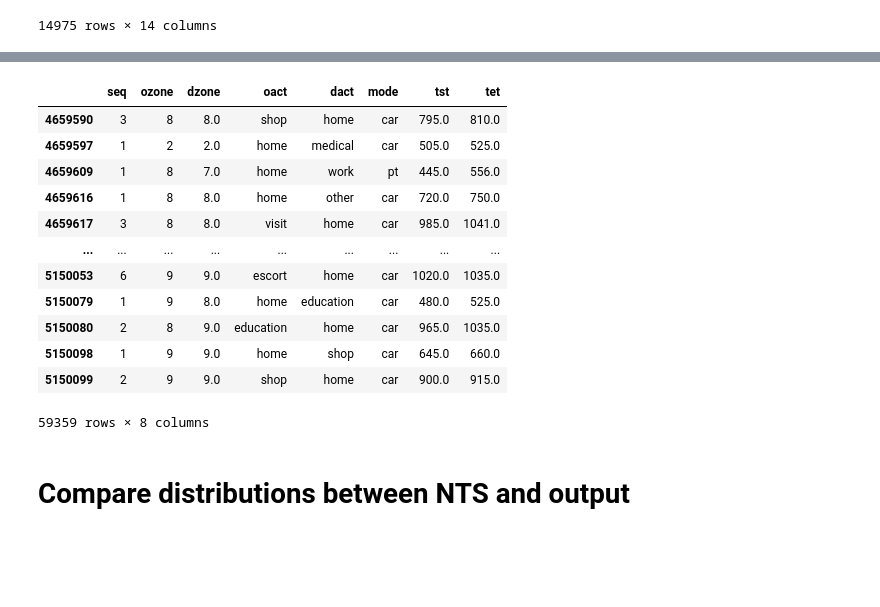
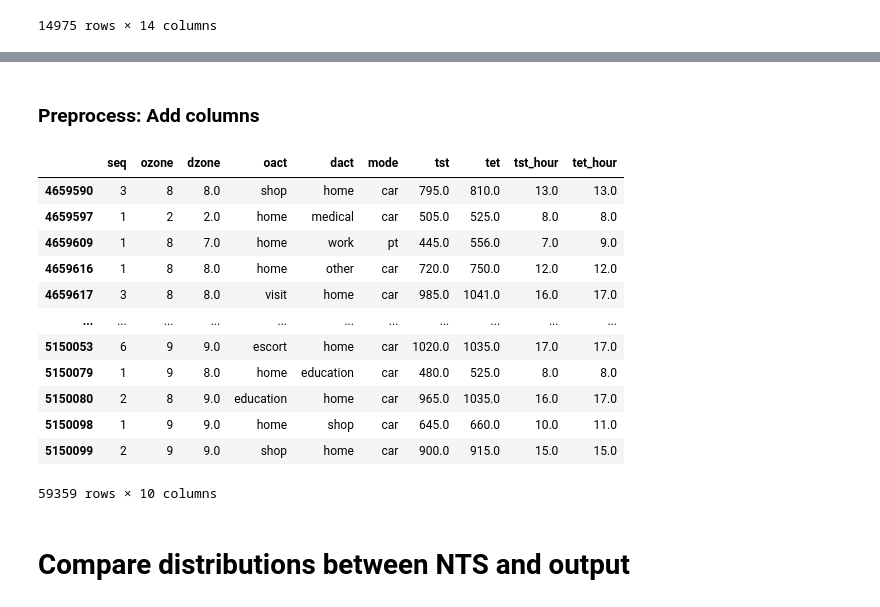
Before and after one commit to Urban-Analytics-Technology-Platform/acbm, a Jupyter notebook: notebooks/5_validate_outputs.ipynb, the cells around one changed output, grey strips where cells are left out. Cells and saved outputs as stored; diff of their text form; code cells hidden in the pictures; blank space fills up the shorter version.

```diff
--- a/notebooks/5_validate_outputs.ipynb
+++ b/notebooks/5_validate_outputs.ipynb
@@ -41,3 +46,8 @@ legs_acbm
 # rename origin activity and destination activity columns
 
 legs_acbm = legs_acbm.rename(columns={"origin activity": "oact", "destination activity": "dact"})
+legs_acbm_geo = legs_acbm_geo.rename(columns={"origin activity": "oact", "destination activity": "dact"})
+
+
+# rename distance column in NTS
+legs_nts = legs_nts.rename(columns={"TripDisIncSW": "distance"})
@@ -60,31 +54,47 @@ legs_nts
+# %% [markdown]
+### Preprocess: Add columns
+# %%
+# Create hour column
+
+# acbm - tst is in datetime format
+# Convert tst to datetime format and extract the hour component in one step
+legs_acbm['tst_hour'] = legs_acbm['tst'].apply(lambda x: pd.to_datetime(x).hour)
+legs_acbm['tet_hour'] = legs_acbm['tet'].apply(lambda x: pd.to_datetime(x).hour)
+
+# nts - tst is in minutes
+# Convert legs_nts["tst"] from minutes to hours
+legs_nts['tst_hour'] = legs_nts['tst'] // 60
+legs_nts['tet_hour'] = legs_nts['tet'] // 60
 # %%
 
 legs_nts[
     [
         "seq",
         "ozone",
         "dzone",
         "oact",
         "dact",
         "mode",
         "tst",
         "tet",
+        "tst_hour",
+        "tet_hour",
     ]
 ]
 # %% [output]
-|  | seq | ozone | dzone | oact | dact | mode | tst | tet |
-| 4659590 | 3 | 8 | 8.0 | shop | home | car | 795.0 | 810.0 |
-| 4659597 | 1 | 2 | 2.0 | home | medical | car | 505.0 | 525.0 |
-| 4659609 | 1 | 8 | 7.0 | home | work | pt | 445.0 | 556.0 |
-| 4659616 | 1 | 8 | 8.0 | home | other | car | 720.0 | 750.0 |
-| 4659617 | 3 | 8 | 8.0 | visit | home | car | 985.0 | 1041.0 |
-| ... | ... | ... | ... | ... | ... | ... | ... | ... |
-| 5150053 | 6 | 9 | 9.0 | escort | home | car | 1020.0 | 1035.0 |
-| 5150079 | 1 | 9 | 8.0 | home | education | car | 480.0 | 525.0 |
-| 5150080 | 2 | 8 | 9.0 | education | home | car | 965.0 | 1035.0 |
-| 5150098 | 1 | 9 | 9.0 | home | shop | car | 645.0 | 660.0 |
-| 5150099 | 2 | 9 | 9.0 | shop | home | car | 900.0 | 915.0 |
+|  | seq | ozone | dzone | oact | dact | mode | tst | tet | tst_hour | tet_hour |
+| 4659590 | 3 | 8 | 8.0 | shop | home | car | 795.0 | 810.0 | 13.0 | 13.0 |
+| 4659597 | 1 | 2 | 2.0 | home | medical | car | 505.0 | 525.0 | 8.0 | 8.0 |
+| 4659609 | 1 | 8 | 7.0 | home | work | pt | 445.0 | 556.0 | 7.0 | 9.0 |
+| 4659616 | 1 | 8 | 8.0 | home | other | car | 720.0 | 750.0 | 12.0 | 12.0 |
+| 4659617 | 3 | 8 | 8.0 | visit | home | car | 985.0 | 1041.0 | 16.0 | 17.0 |
+| ... | ... | ... | ... | ... | ... | ... | ... | ... | ... | ... |
+| 5150053 | 6 | 9 | 9.0 | escort | home | car | 1020.0 | 1035.0 | 17.0 | 17.0 |
+| 5150079 | 1 | 9 | 8.0 | home | education | car | 480.0 | 525.0 | 8.0 | 8.0 |
+| 5150080 | 2 | 8 | 9.0 | education | home | car | 965.0 | 1035.0 | 16.0 | 17.0 |
+| 5150098 | 1 | 9 | 9.0 | home | shop | car | 645.0 | 660.0 | 10.0 | 11.0 |
+| 5150099 | 2 | 9 | 9.0 | shop | home | car | 900.0 | 915.0 | 15.0 | 15.0 |
-59359 rows × 8 columns
+59359 rows × 10 columns
 # %% [markdown]
 # Compare distributions between NTS and output
 # %% [markdown]
```
Also changed, not shown: parts of 26 cells of this notebook.
